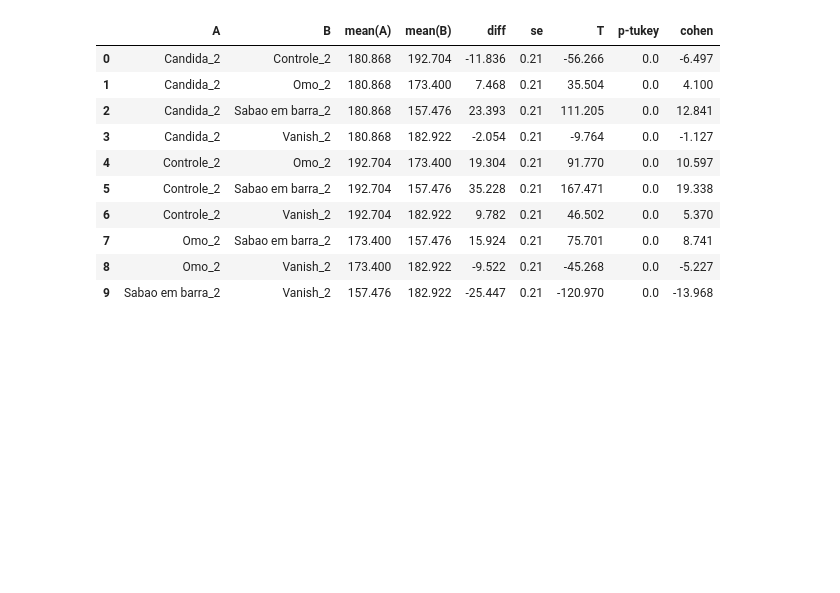
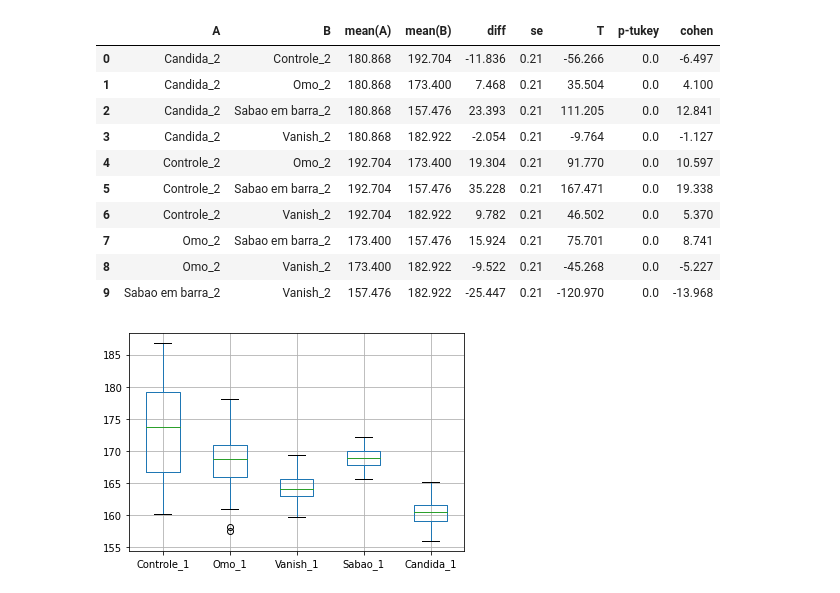
Before and after one commit to brdacunha/BECN, a Jupyter notebook: Valores_de_Cinza_BECN.ipynb, the cells around one changed output. Saved outputs shown, nothing was run; the diff lists cells and outputs as text; code cells hidden in the pictures; blank space fills up the shorter version.

```diff
--- a/Valores_de_Cinza_BECN.ipynb
+++ b/Valores_de_Cinza_BECN.ipynb
@@ -70,3 +70,14 @@ pt_2.round(3)
 | 7 | Omo_2 | Sabao em barra_2 | 173.400 | 157.476 | 15.924 | 0.21 | 75.701 | 0.0 | 8.741 |
 | 8 | Omo_2 | Vanish_2 | 173.400 | 182.922 | -9.522 | 0.21 | -45.268 | 0.0 | -5.227 |
 | 9 | Sabao em barra_2 | Vanish_2 | 157.476 | 182.922 | -25.447 | 0.21 | -120.970 | 0.0 | -13.968 |
+# %%
+import matplotlib.pyplot as plt
+
+i_1= pd.read_csv('https://raw.githubusercontent.com/brdacunha/BECN/main/Tecido_1.csv')
+
+plt.figure()
+i_1.boxplot(['Controle_1','Omo_1','Vanish_1','Sabao_1','Candida_1'])
+
+plt.show()
+# %% [output]
+[figure, added]
```
Also changed, not shown: parts of 1 cell of this notebook.
